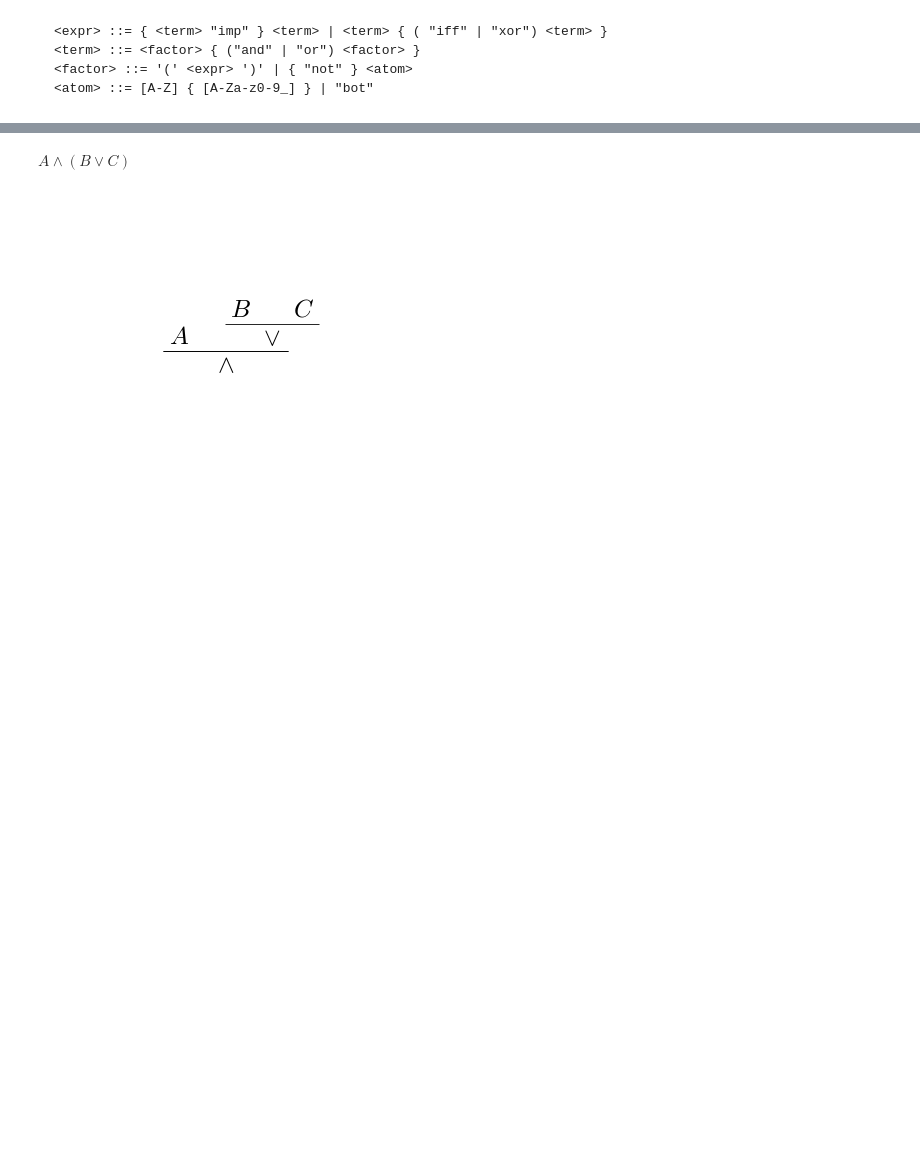
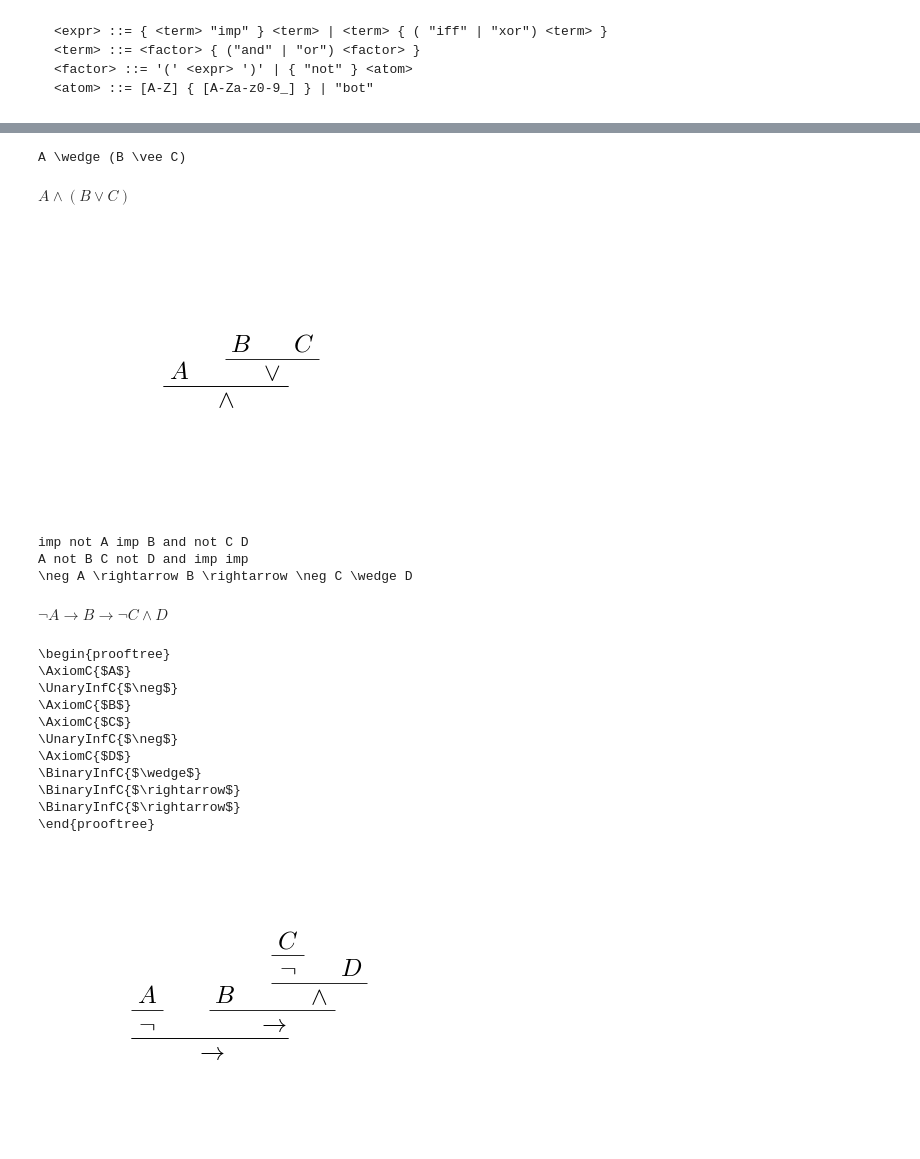
Before and after one commit to jhjeong314/Proofmood, a Jupyter notebook: logic_parser.ipynb, the cells around one changed output, grey strips where cells are left out. Drawn from its saved outputs; the diff is of its cells as text; code cells hidden in the pictures; blank space fills up the shorter version.

Commit message:
Bussproof style tree
1. Use mathplotlib to directly draw on Jupyter Notebook (and Colab too)
2. LaTeX code for bussproofs.sty

````diff
--- a/logic_parser.ipynb
+++ b/logic_parser.ipynb
@@ -9,11 +9,11 @@ Language of logic parser is somewhat simpler than language of arithmetic.
 ```
 # %%
 # Author: Joohee Jeong
-# Version: 2021.05.24
-# Description: Use this in Google Colab if logic_parse.py is not uploaded.
+# Version: 2021.05.28
+# Description: Use line 5-6 in Google Colab if logic_parse.py is not uploaded.
 
 # import httpimport
-# with httpimport.remote_repo('https://jhjeong.mindconnect.cc/etc'):
+# with httpimport.remote_repo('https://raw.githubusercontent.com/jhjeong314/Proofmood/main'):
 #   from logic_parse import *
 
 from logic_parse import *
@@ -36,10 +36,13 @@ def testParser(input_text, showOption='polish', showOperType=False):
       print(ast.build_RPN(showOperType))
     elif showOption=='infix_latex':
       s = ast.build_infix_latex()
-      # print(s) # latex source text
+      print(s) # latex source text
       display(Math(f"${s}$"))
     elif showOption=='tree':
       ast.draw_tree()
+    elif showOption=='bussproof':
+      s = ast.build_bussproof()
+      print(s)
     else:
       raise ValueError(f"Invalid showOption: {showOption}")
 # %%
@@ -75,5 +107,30 @@ input_formula = "A and (B or C)" # works as expected
 testParser(input_formula, 'infix_latex')
 testParser(input_formula, 'tree')
 # %% [output]
+A \wedge (B \vee C)
 $\displaystyle A \wedge (B \vee C)$
 [figure]
+# %%
+input_formula = "not A imp B imp not C and D"
+testParser(input_formula) # default: polish notation
+testParser(input_formula, 'RPN')
+testParser(input_formula, 'infix_latex')
+testParser(input_formula, 'tree')
+testParser(input_formula, 'bussproof')
+# %% [output]
+imp not A imp B and not C D
+A not B C not D and imp imp
+\neg A \rightarrow B \rightarrow \neg C \wedge D
+$\displaystyle \neg A \rightarrow B \rightarrow \neg C \wedge D$
+\begin{prooftree}
+\AxiomC{$A$}
+\UnaryInfC{$\neg$}
+\AxiomC{$B$}
+\AxiomC{$C$}
+\UnaryInfC{$\neg$}
+\AxiomC{$D$}
+\BinaryInfC{$\wedge$}
+\BinaryInfC{$\rightarrow$}
+\BinaryInfC{$\rightarrow$}
+\end{prooftree}
+[figure, added]
````
Also changed, not shown: parts of 5 cells of this notebook, 7 other files.
